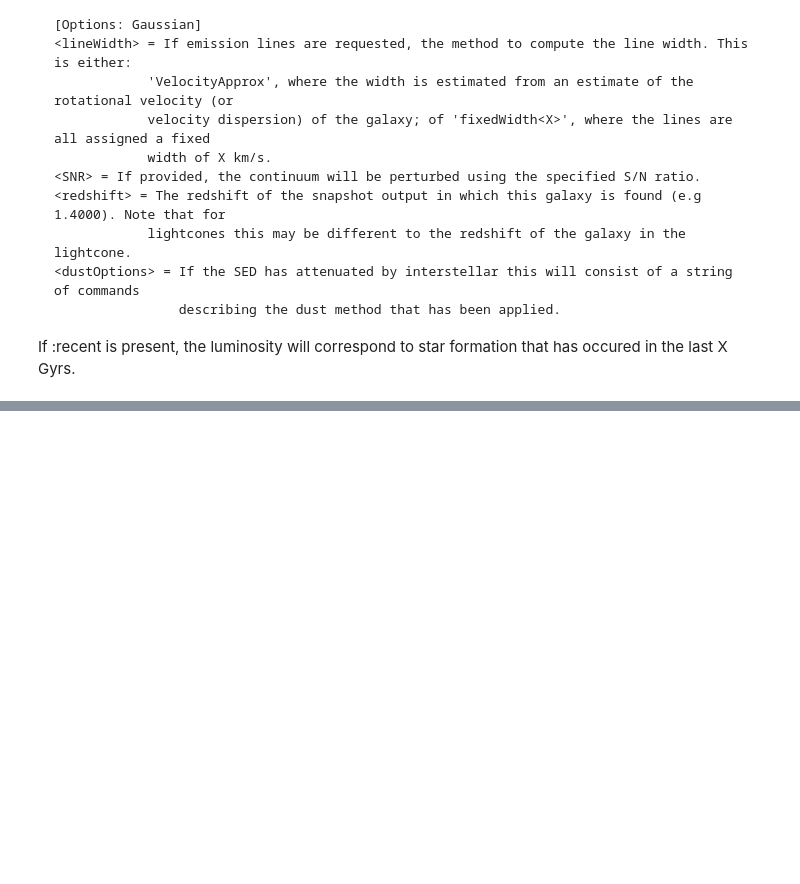
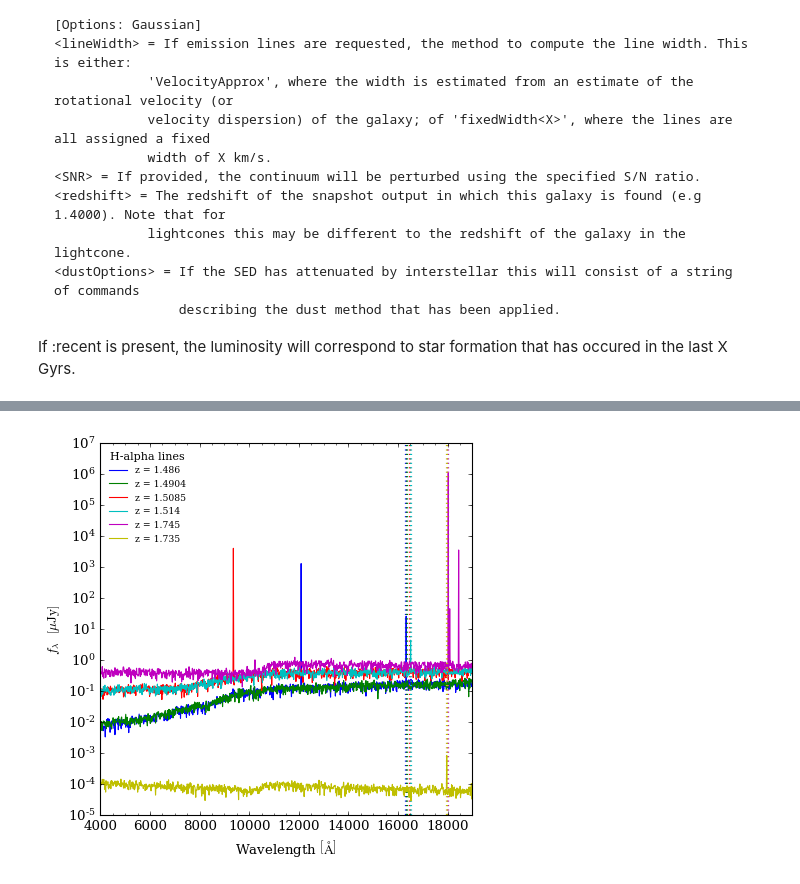
Before and after one commit to aimerson/GalacticusTools, a Jupyter notebook: examples/exampleGalacticusSED.ipynb, the cells around one changed output, grey strips where cells are left out. Cells and saved outputs as stored; diff of their text form; code cells hidden in the pictures; blank space fills up the shorter version.

```diff
--- a/examples/exampleGalacticusSED.ipynb
+++ b/examples/exampleGalacticusSED.ipynb
@@ -180,32 +222,34 @@ show()
 # %%
 # EXAMPLE 3.2: Make plot showing SEDs for random sample of galaxies at different redshifts
 #              (using different snapshot directories)
 
 halpha = GalSED.EmissionLines.EmissionLines.getWavelength("balmerAlpha6563")
 
 fig = figure(figsize=(6,6))
 ax = fig.add_subplot(111,yscale='log')
 
 redshifts = [1.4,1.6,1.8]
 for z in redshifts:
     zStr = GH5.getRedshiftString(z)
     redshifts = GH5.readGalaxies(z,props=["lightconeRedshift"])["lightconeRedshift"]
     name = "totalSED:observed:Gaussian_VelocityApprox:snr5.0:"+zStr
     SED = GalSED.buildSED(name,wavelengths,kind='linear',fill_value='extrapolate')
 
     galaxyIndices = np.arange(len(redshifts))
     np.random.shuffle(galaxyIndices)
     N = 2
     for i in range(N):
         iz = redshifts[i]
         line, = ax.plot(SED.wavelength,SED.sed[i,:],label="z = "+sigfig(iz,4))
         ax.axvline(halpha*(1.0+iz),c=line.get_color(),ls=':',lw=2.0)
 ax.set_xlabel("Wavelength $\left[{\\rm \AA}\\right ]$")
 ax.set_ylabel("$f_{\lambda}$  $\left [{\\rm \mu Jy}\\right ]$")
-ax.set_xlim(16000,17000)
+ax.set_xlim(SED.wavelength.min(),SED.wavelength.max())
 minor_ticks(ax.xaxis)
 Legend(ax,loc=0,title="H-alpha lines")
 show()
+# %% [output]
+[figure, added]
 # %%
 # Now find the stellar masses.
 print fnmatch.filter(properties,"*MassStellar")
```
Also changed, not shown: parts of 14 cells of this notebook, 2 other files.
